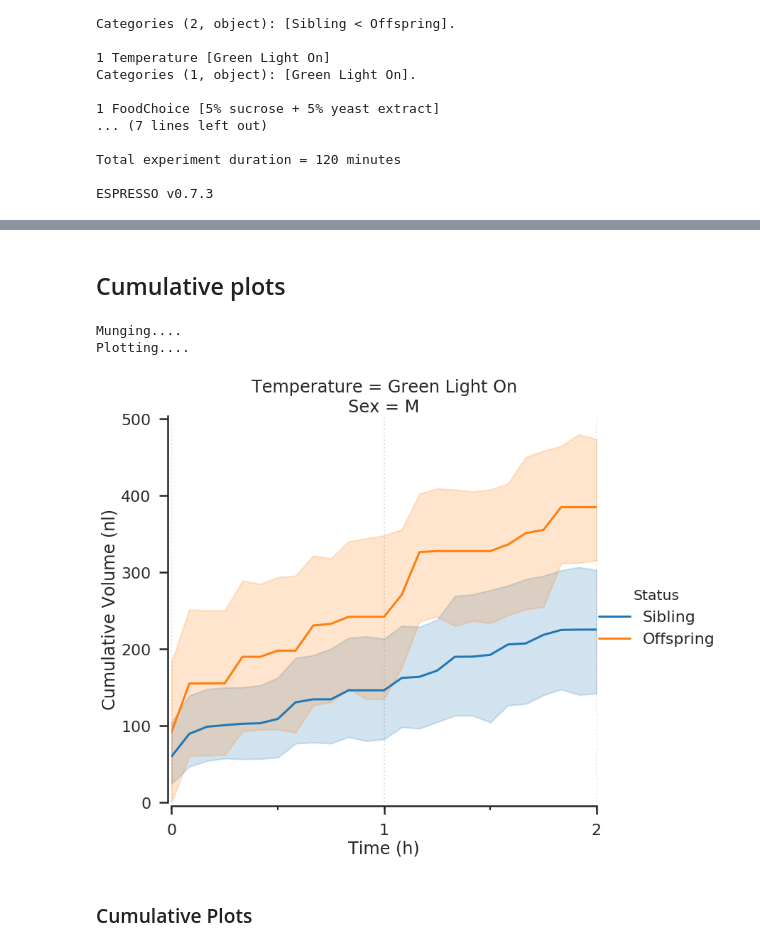
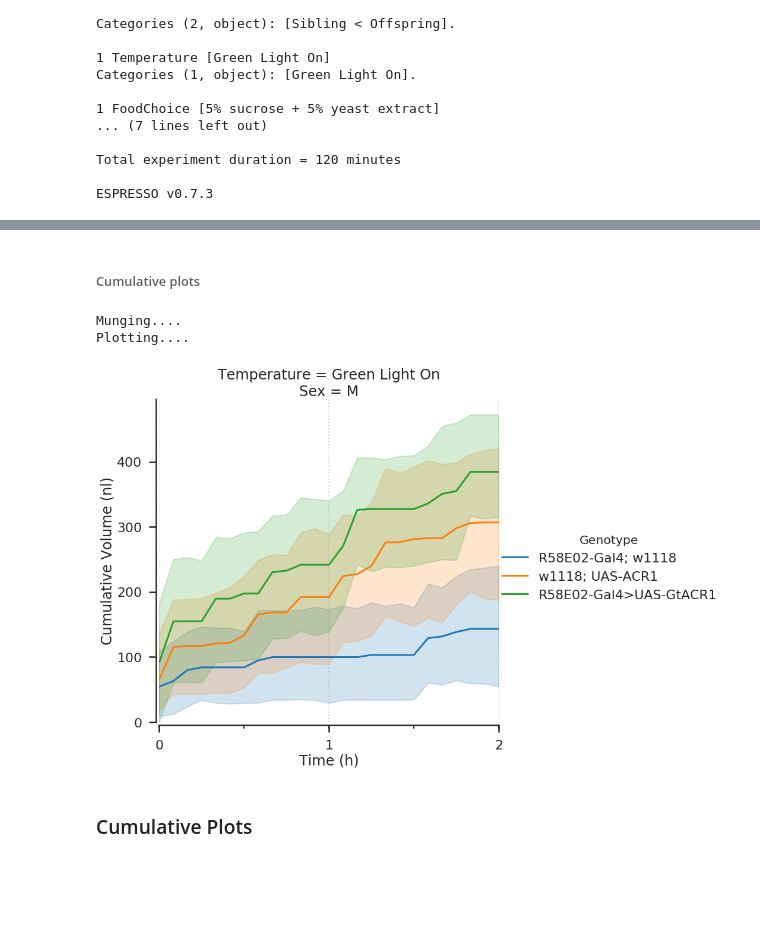
Before and after one commit to sangyu/SangyuShared, a Jupyter notebook: ACCCodetoShare/Espresso Notebooks/Espresso Notebook for Jack.ipynb, the cells around one changed output, grey strips where cells are left out. Cells and saved outputs as stored; diff of their text form; code cells hidden in the pictures; blank space fills up the shorter version.

```diff
--- a/ACCCodetoShare/Espresso Notebooks/Espresso Notebook for Jack.ipynb
+++ b/ACCCodetoShare/Espresso Notebooks/Espresso Notebook for Jack.ipynb
@@ -135,18 +135,18 @@ print(imagepath)
 # %% [markdown]
-## Cumulative plots
+###### Cumulative plots
 # %%
-cConsumption=all_Data.plot.cumulative.consumption(color_by='Status',
+cConsumption=all_Data.plot.cumulative.consumption(color_by='Genotype',
                                          col='Sex',
                                          row='Temperature', end_hour=2)
 
 
 
 
-cConsumption.savefig(imagepath + 'CumulativeVolume' +'deg.png',transparent=True, bbox_inches='tight', dpi=150)
-cConsumption.savefig(imagepath + 'CumulativeVolume' +'deg.svg',transparent=True, bbox_inches='tight')
+cConsumption.savefig(imagepath + 'CumulativeVolume' +'.png',transparent=True, bbox_inches='tight', dpi=150)
+cConsumption.savefig(imagepath + 'CumulativeVolume' +'.svg',transparent=True, bbox_inches='tight')
 # %% [output]
 Munging....
 Plotting....
-[figure, old version]
+[figure, new version]
 # %% [markdown]
 ### Cumulative Plots
```
Also changed, not shown: parts of 2 cells of this notebook, 7 other files.
